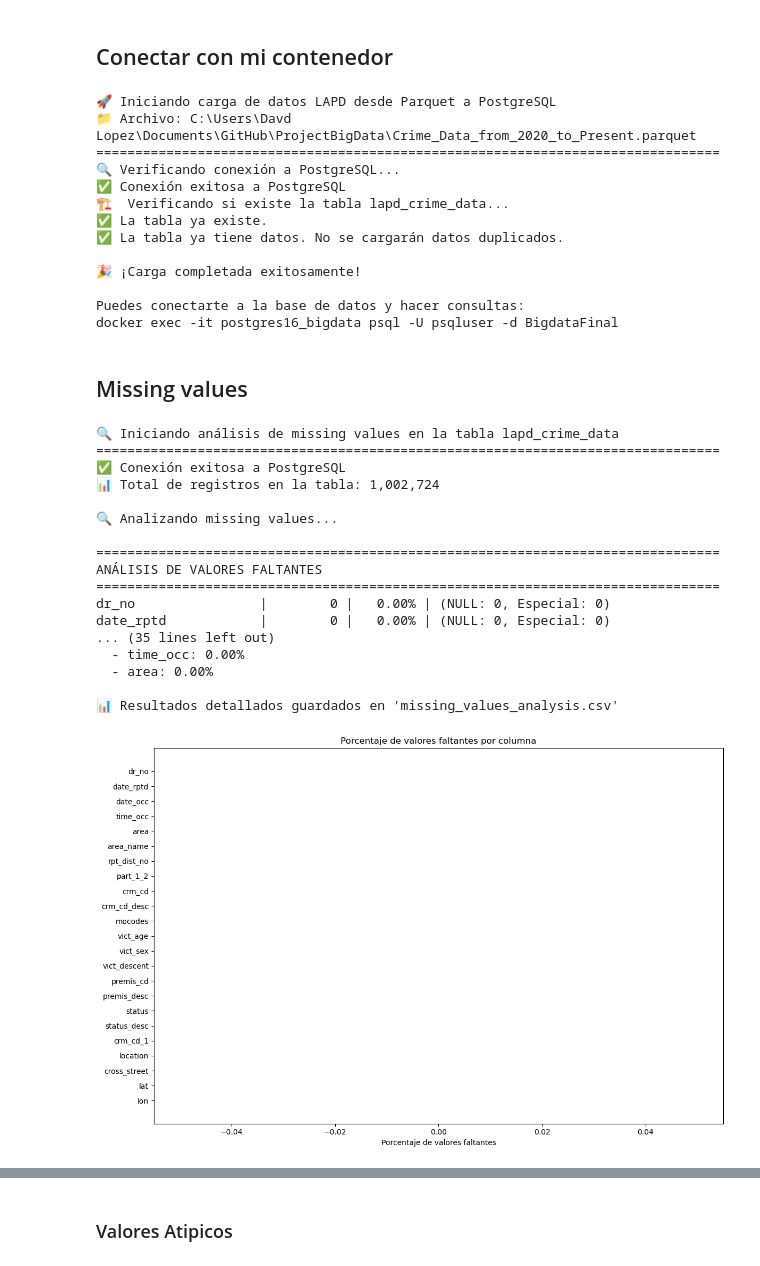
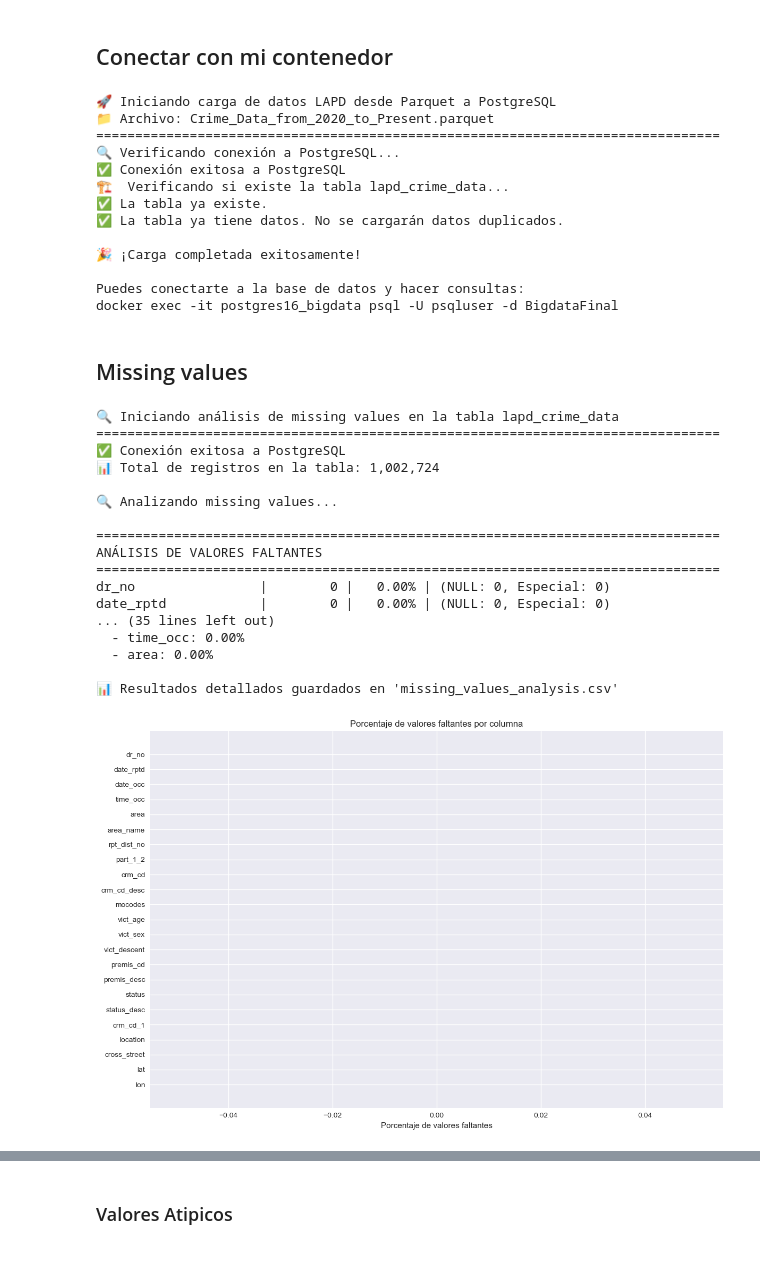
Before and after one commit to HaroldVaHe/ProjectBigData, a Jupyter notebook: ProyectoFinal.ipynb, the cells around one changed output, grey strips where cells are left out. Saved outputs shown, nothing was run; the diff lists cells and outputs as text; code cells hidden in the pictures.

```diff
--- a/ProyectoFinal.ipynb
+++ b/ProyectoFinal.ipynb
@@ -72,14 +72,13 @@ warnings.filterwarnings('ignore')
 DB_CONFIG = {
     'host': 'localhost',
     'port': '5433',
-    'database': 'BigdataFinal',
+    'database': 'BigdataFinalB',
     'user': 'psqluser',
     'password': 'psqlpass'
 }
 
 # Ruta del archivo (cambia esta ruta por la tuya)
-PARQUET_FILE_PATH = r"C:\Users\Davd Lopez\Documents\GitHub\ProjectBigData\Crime_Data_from_2020_to_Present.parquet"
-
+PARQUET_FILE_PATH = r"Crime_Data_from_2020_to_Present.parquet"
 def create_connection():
     """Crear conexión a PostgreSQL"""
     try:
@@ -407,7 +406,7 @@ if __name__ == "__main__":
     main()
 # %% [output]
 🚀 Iniciando carga de datos LAPD desde Parquet a PostgreSQL
-📁 Archivo: C:\Users\Davd Lopez\Documents\GitHub\ProjectBigData\Crime_Data_from_2020_to_Present.parquet
+📁 Archivo: Crime_Data_from_2020_to_Present.parquet
 ================================================================================
 🔍 Verificando conexión a PostgreSQL...
 ✅ Conexión exitosa a PostgreSQL
@@ -426,12 +425,16 @@ docker exec -it postgres16_bigdata psql -U psqluser -d BigdataFinal
 """
 Script para analizar missing values en la tabla lapd_crime_data de PostgreSQL
 """
+import psycopg2
+from sqlalchemy import create_engine
+import pandas as pd
+import matplotlib.pyplot as plt
 
 # Configuración de la conexión a PostgreSQL
 DB_CONFIG = {
     'host': 'localhost',
     'port': '5433',
-    'database': 'BigdataFinal',
+    'database': 'BigdataFinalB',
     'user': 'psqluser',
     'password': 'psqlpass'
 }
@@ -439,17 +442,26 @@ DB_CONFIG = {
 def create_connection():
     """Crear conexión a PostgreSQL"""
     try:
+        # Para psycopg2
         conn = psycopg2.connect(**DB_CONFIG)
+
+        # Para SQLAlchemy
+        engine = create_engine(
+            f"postgresql://{DB_CONFIG['user']}:{DB_CONFIG['password']}@"
+            f"{DB_CONFIG['host']}:{DB_CONFIG['port']}/{DB_CONFIG['database']}"
+        )
+
         print("✅ Conexión exitosa a PostgreSQL")
-        return conn
+        return conn, engine
+
     except Exception as e:
         print(f"❌ Error conectando a PostgreSQL: {e}")
-        return None
+        return None, None
 
 def analyze_missing_values():
     """Analizar missing values en la tabla lapd_crime_data"""
-    conn = create_connection()
-    if not conn:
+    conn, engine = create_connection()  # Desempaquetar la tupla
+    if conn is None or engine is None:
         return
 
     try:
@@ -553,35 +565,37 @@ def analyze_missing_values():
 
     finally:
         if conn:
-            conn.close()
+            conn.close()  # Cerrar solo la conexión psycopg2
+        if engine:
+            engine.dispose()  # Cerrar el motor de SQLAlchemy
 
 def main():
     """Función principal"""
     print("🔍 Iniciando análisis de missing values en la tabla lapd_crime_data")
     print("="*80)
     analyze_missing_values()
 
 if __name__ == "__main__":
     main()
 # %% [output]
 🔍 Iniciando análisis de missing values en la tabla lapd_crime_data
 ================================================================================
 ✅ Conexión exitosa a PostgreSQL
 📊 Total de registros en la tabla: 1,002,724
 
 🔍 Analizando missing values...
 
 ================================================================================
 ANÁLISIS DE VALORES FALTANTES
 ================================================================================
 dr_no                |        0 |   0.00% | (NULL: 0, Especial: 0)
 date_rptd            |        0 |   0.00% | (NULL: 0, Especial: 0)
 ... (35 lines left out)
   - time_occ: 0.00%
   - area: 0.00%
 
 📊 Resultados detallados guardados en 'missing_values_analysis.csv'
-[figure, old version]
+[figure, new version]
 # %%
 #!/usr/bin/env python3
 """
```
Also changed, not shown: parts of 8 cells of this notebook, 9 other files.
